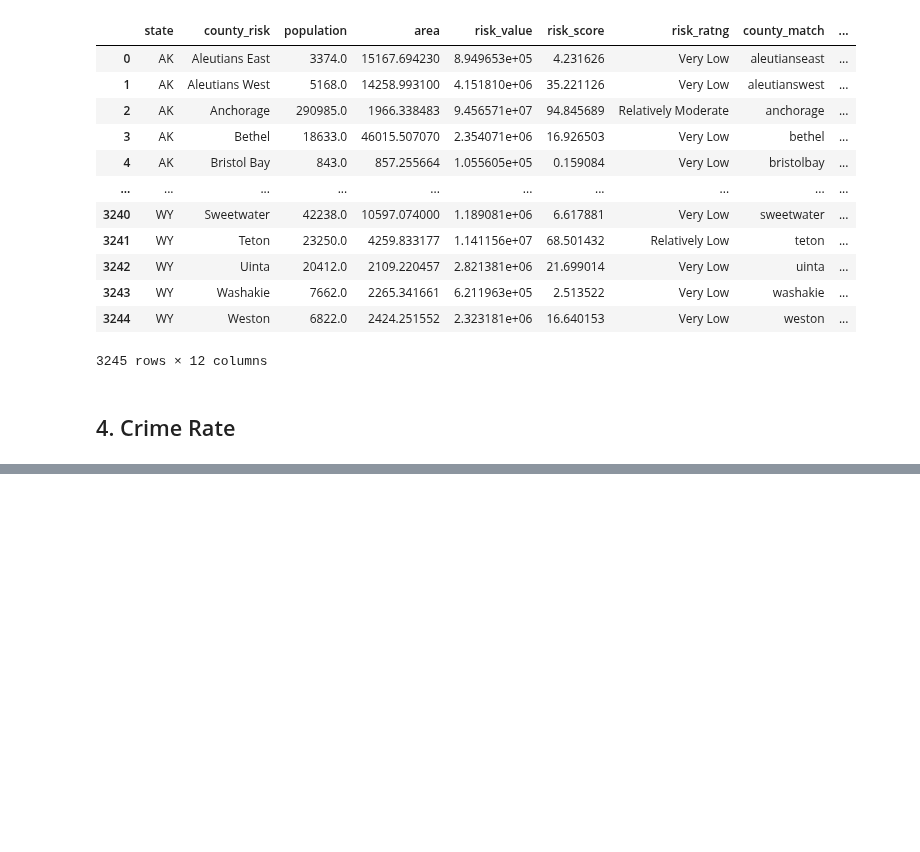
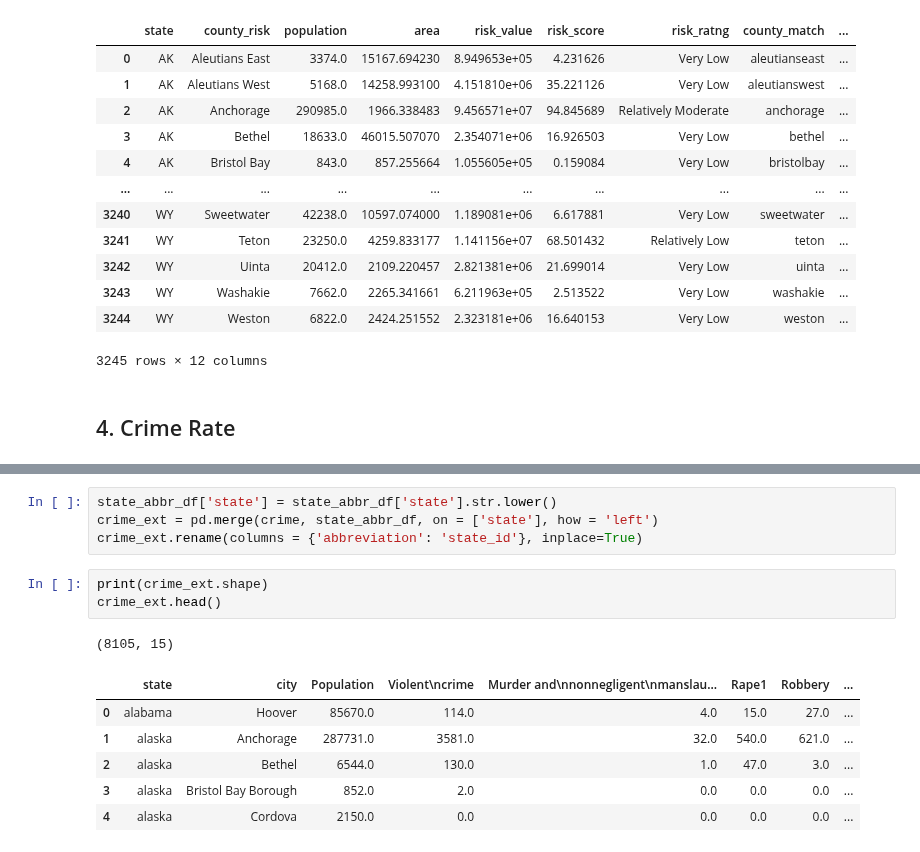
Before and after one commit to jahnavi-maddhuri/Climate-Risk-Impact-on-House-Prices, a Jupyter notebook: DataCleaningCombining.ipynb, the cells around one changed output, grey strips where cells are left out. Cells and saved outputs as stored; diff of their text form; blank space fills up the shorter version.

```diff
--- a/DataCleaningCombining.ipynb
+++ b/DataCleaningCombining.ipynb
@@ -442,0 +507,15 @@ crime[]
+# %%
+state_abbr_df['state'] = state_abbr_df['state'].str.lower()
+crime_ext = pd.merge(crime, state_abbr_df, on = ['state'], how = 'left')
+crime_ext.rename(columns = {'abbreviation': 'state_id'}, inplace=True)
+# %%
+print(crime_ext.shape)
+crime_ext.head()
+# %% [output]
+(8105, 15)
+|  | state | city | Population | Violent\ncrime | Murder and\nnonnegligent\nmanslau... | Rape1 | Robbery | ... |
+| 0 | alabama | Hoover | 85670.0 | 114.0 | 4.0 | 15.0 | 27.0 | ... |
+| 1 | alaska | Anchorage | 287731.0 | 3581.0 | 32.0 | 540.0 | 621.0 | ... |
+| 2 | alaska | Bethel | 6544.0 | 130.0 | 1.0 | 47.0 | 3.0 | ... |
+| 3 | alaska | Bristol Bay Borough | 852.0 | 2.0 | 0.0 | 0.0 | 0.0 | ... |
+| 4 | alaska | Cordova | 2150.0 | 0.0 | 0.0 | 0.0 | 0.0 | ... |
```
Also changed, not shown: parts of 37 cells of this notebook, 1 other file.
